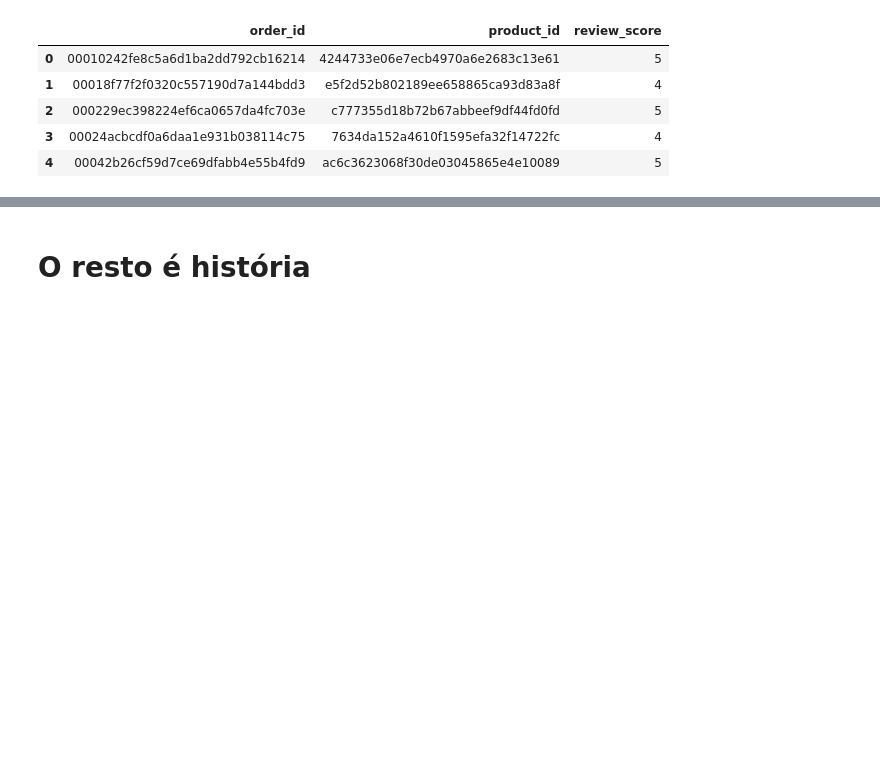
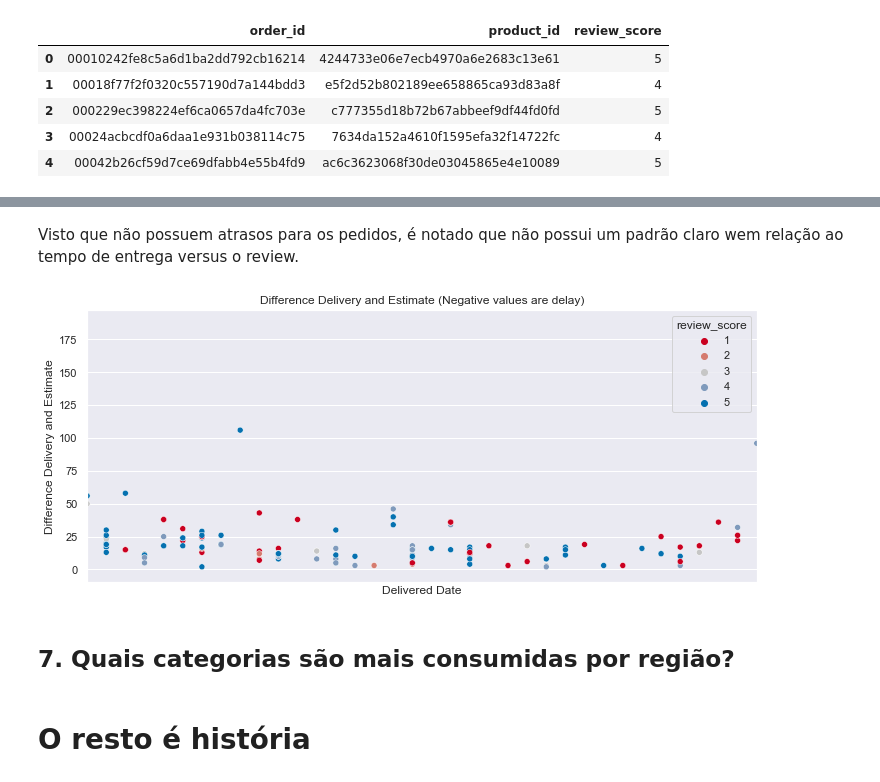
Before and after one commit to Herikc2/Brazilian-E-Commerce-Olist, a Jupyter notebook: docs/main.ipynb, the cells around one changed output, grey strips where cells are left out. Saved outputs shown, nothing was run; the diff lists cells and outputs as text; code cells hidden in the pictures; blank space fills up the shorter version.

```diff
--- a/docs/main.ipynb
+++ b/docs/main.ipynb
@@ -839,0 +909,2 @@ reviewsOrders.head()
+# %%
+reviewOrdersTime['diff_delivery_and_estimate'] = pd.to_numeric(reviewOrdersTime['diff_delivery_and_estimate'])
@@ -840,2 +954,27 @@ reviewsOrders.head()
+# %%
+COLOR_5S = '#0571b0'
+COLOR_1S = '#ca0020'
+REVIEWS_PALETTE = sns.color_palette((COLOR_1S, '#d57b6f', '#c6c6c6', '#7f9abc', COLOR_5S))
+# %%
+resize_plot = lambda: plt.gcf().set_size_inches(12, 5)
+# %%
+reviewOrdersTime['order_delivered_customer_date'] = reviewOrdersTime['order_delivered_customer_date'].astype('str')
+# %% [markdown]
+Visto que não possuem atrasos para os pedidos, é notado que não possui um padrão claro wem relação ao tempo de entrega versus o review.
+# %%
+sns.scatterplot(x = 'order_delivered_customer_date', y = 'diff_delivery_and_estimate',
+               hue = 'review_score',
+               palette = REVIEWS_PALETTE,
+               data = reviewOrdersTime)
+plt.xlabel('Delivered Date')
+plt.ylabel('Difference Delivery and Estimate')
+plt.title('Difference Delivery and Estimate (Negative values are delay)')
+plt.xlim(reviewOrdersTime['order_delivered_customer_date'].min(), reviewOrdersTime['order_delivered_customer_date'].max())
+plt.xticks([])
+resize_plot()
+# %% [output]
+[figure, added]
+# %% [markdown]
+## 7. Quais categorias são mais consumidas por região?
 # %% [markdown]
 # O resto é história
```
Also changed, not shown: parts of 19 cells of this notebook.
